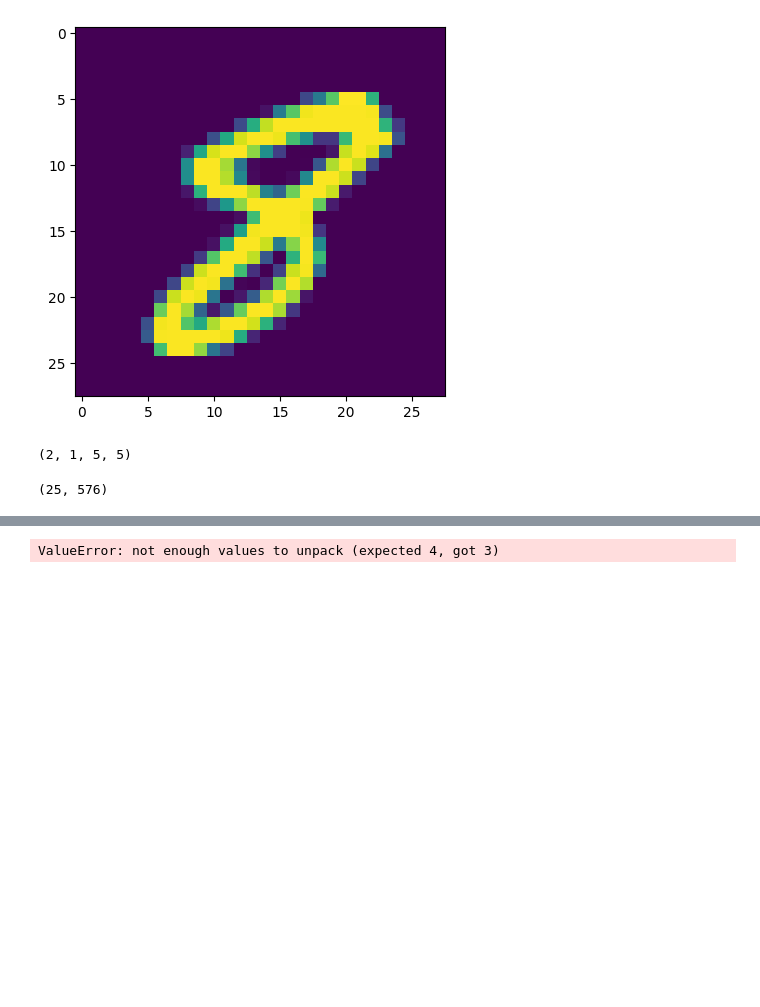
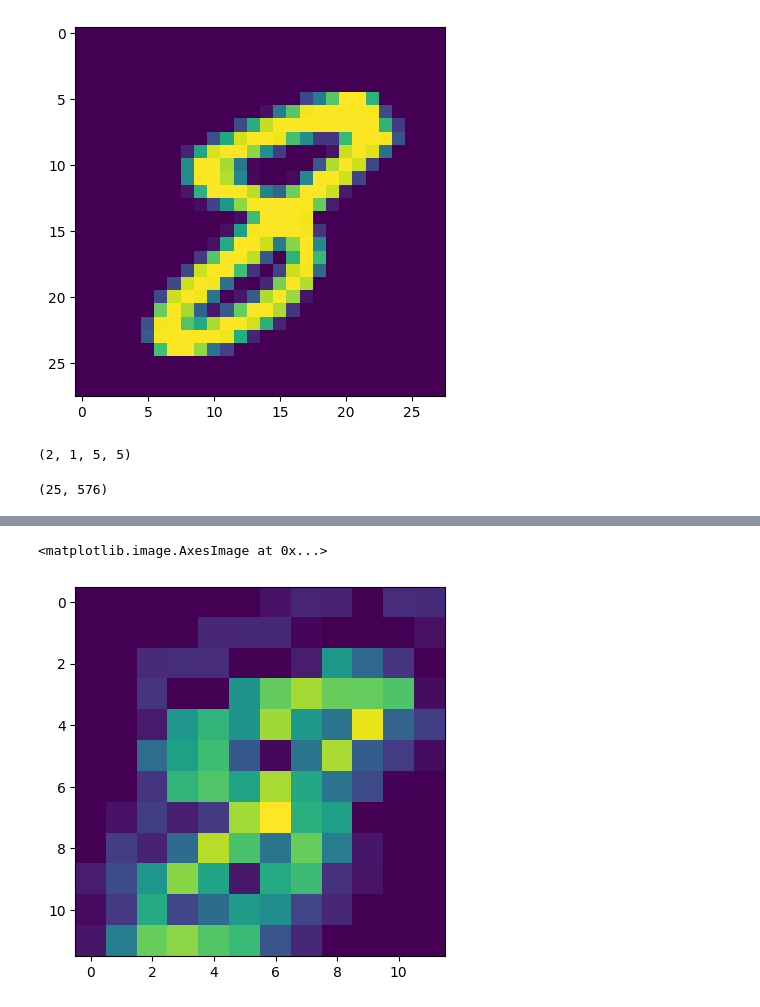
Before and after one commit to JohnSiegel/handwritten-digit-recognition, a Jupyter notebook: cnn.ipynb, the cells around one changed output, grey strips where cells are left out. Saved outputs shown, nothing was run; the diff lists cells and outputs as text; code cells hidden in the pictures; blank space fills up the shorter version.

```diff
--- a/cnn.ipynb
+++ b/cnn.ipynb
@@ -184,7 +206,8 @@ plt.imshow(single_conv[0, 0])
 # %%
 maxpool_size = 2
 maxpool_stride = 2
-single_maxpool = maxpool_multiple(single_conv[0:1], maxpool_size, maxpool_stride) # maxpool the first image
+single_maxpool, single_maxpool_indices = maxpool_with_indices(single_conv_out[0:1], maxpool_size, maxpool_stride) # maxpool the first image
 plt.imshow(single_maxpool[0, 0])
 # %% [output]
-ValueError: not enough values to unpack (expected 4, got 3)
+<matplotlib.image.AxesImage at 0x...>
+[figure, added]
```
Also changed, not shown: parts of 8 cells of this notebook.
